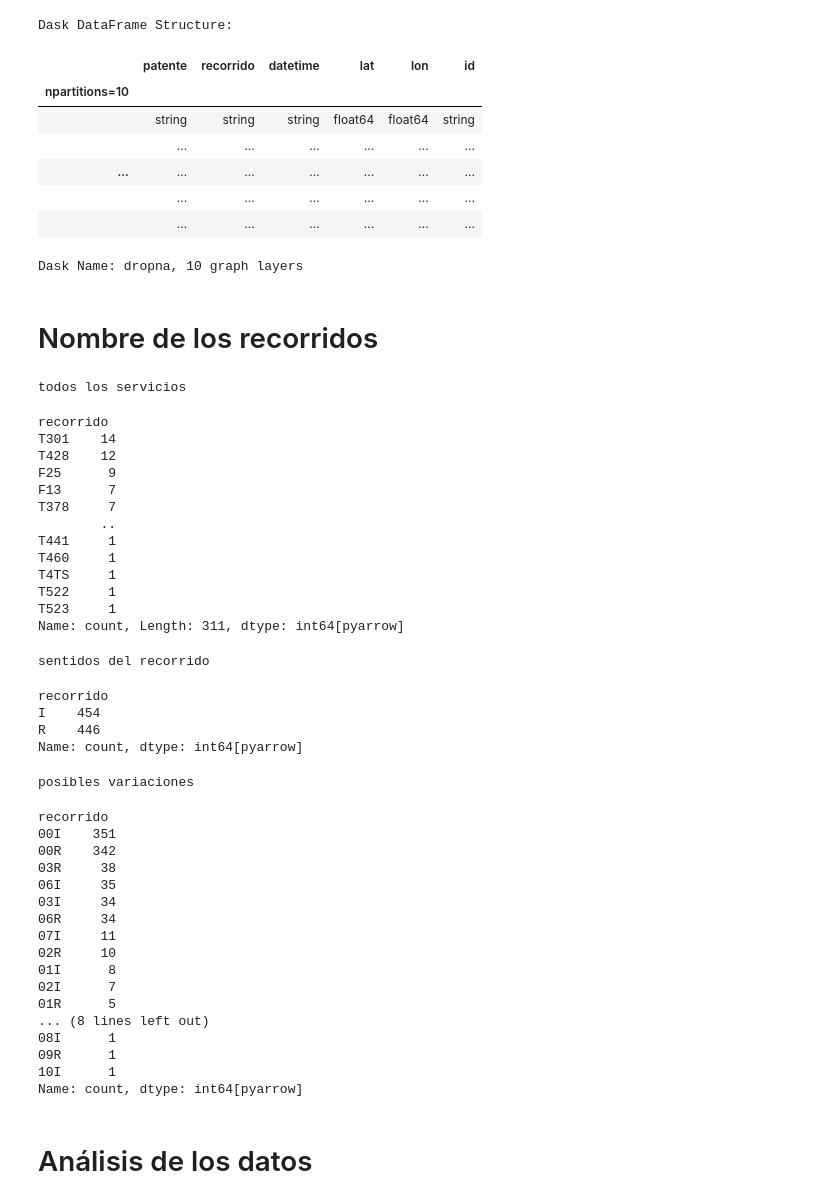
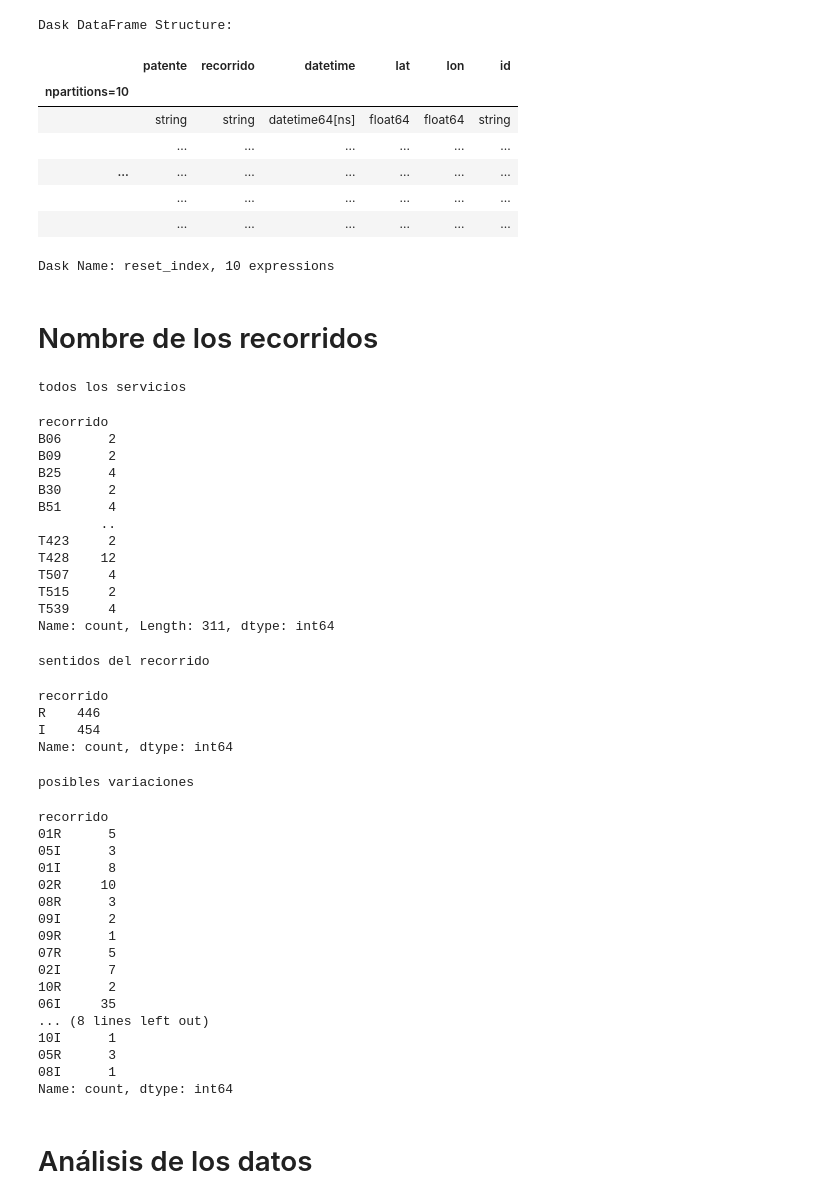
Before and after one commit to joaquincarreno/BusY, a Jupyter notebook: notebooks/00_exploration_gps.ipynb, the cells around one changed output. Saved outputs shown, nothing was run; the diff lists cells and outputs as text; code cells hidden in the pictures.

Commit message:
fix: fechas se parsean como tal en la exploración de los gps

```diff
--- a/notebooks/00_exploration_gps.ipynb
+++ b/notebooks/00_exploration_gps.ipynb
@@ -1,30 +1,30 @@
 # %%
 import numpy as np
 import pandas as pd
 import geopandas as gpd
 import dask.dataframe as dd
 from pathlib import Path
 
 DATA_DIR = Path('../backend/api/data')
 RAW_DATA = DATA_DIR / 'raw'
 PROCESSED_DATA = DATA_DIR / 'processed'
 INFOBUSES = RAW_DATA / 'buses'
 
-df = dd.read_csv(INFOBUSES / '2018-05-01.gps.csv', sep=';') #meta = (str, str, str, float, float))
+df = dd.read_csv(INFOBUSES / '2018-05-01.gps.csv', parse_dates=['datetime'], sep=';') #meta = (str, str, str, float, float))
 df['id'] = df['patente'] + '---' + df['recorrido']
-df = df.drop(columns=['nose', 'nose1', 'nose2', 'nose3','nose4']).replace(' ', np.nan).dropna()
+df = df.drop(columns=['nose', 'nose1', 'nose2', 'nose3','nose4']).replace(' ', np.nan).dropna().reset_index(drop=True)
 # df.compute()
 df
 # %% [output]
 Dask DataFrame Structure:
 |  | patente | recorrido | datetime | lat | lon | id |
 | npartitions=10 |  |  |  |  |  |  |
-|  | string | string | string | float64 | float64 | string |
+|  | string | string | datetime64[ns] | float64 | float64 | string |
 |  | ... | ... | ... | ... | ... | ... |
 | ... | ... | ... | ... | ... | ... | ... |
 |  | ... | ... | ... | ... | ... | ... |
 |  | ... | ... | ... | ... | ... | ... |
-Dask Name: dropna, 10 graph layers
+Dask Name: reset_index, 10 expressions
 # %% [markdown]
 # Nombre de los recorridos
 # %%
@@ -38,18 +38,18 @@ servicios
 # %% [output]
 todos los servicios
 recorrido
-T301    14
+B06      2
+B09      2
+B25      4
+B30      2
+B51      4
+        ..
+T423     2
 T428    12
-F25      9
-F13      7
-T378     7
-        ..
-T441     1
-T460     1
-T4TS     1
-T522     1
-T523     1
-Name: count, Length: 311, dtype: int64[pyarrow]
+T507     4
+T515     2
+T539     4
+Name: count, Length: 311, dtype: int64
 # %%
 sentidos = recorridos.apply(lambda x: x[-1], meta=('recorrido', 'str')).value_counts().compute()
 print('sentidos del recorrido')
@@ -57,9 +57,9 @@ sentidos
 # %% [output]
 sentidos del recorrido
 recorrido
+R    446
 I    454
-R    446
-Name: count, dtype: int64[pyarrow]
+Name: count, dtype: int64
 # %%
 variaciones = recorridos.apply(lambda x: x.split(' ')[-1], meta=('recorrido', 'str')).value_counts().compute()
 print('posibles variaciones')
@@ -67,22 +67,22 @@ variaciones
 # %% [output]
 posibles variaciones
 recorrido
-00I    351
-00R    342
-03R     38
+01R      5
+05I      3
+01I      8
+02R     10
+08R      3
+09I      2
+09R      1
+07R      5
+02I      7
+10R      2
 06I     35
-03I     34
-06R     34
-07I     11
-02R     10
-01I      8
-02I      7
-01R      5
 ... (8 lines left out)
+10I      1
+05R      3
 08I      1
-09R      1
-10I      1
-Name: count, dtype: int64[pyarrow]
+Name: count, dtype: int64
 # %% [markdown]
 # Análisis de los datos
 # %% [markdown]
```
Also changed, not shown: parts of 4 cells of this notebook.
